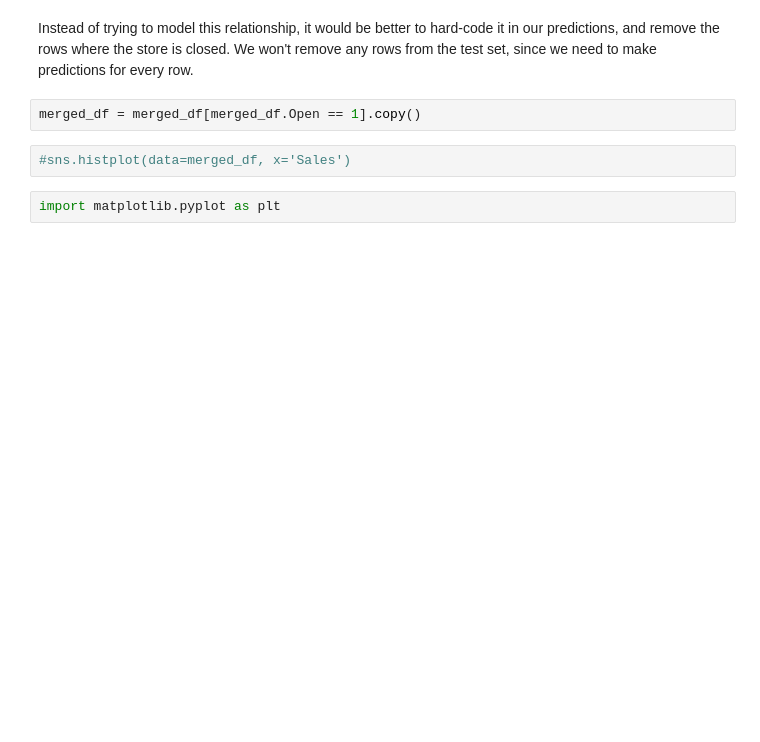
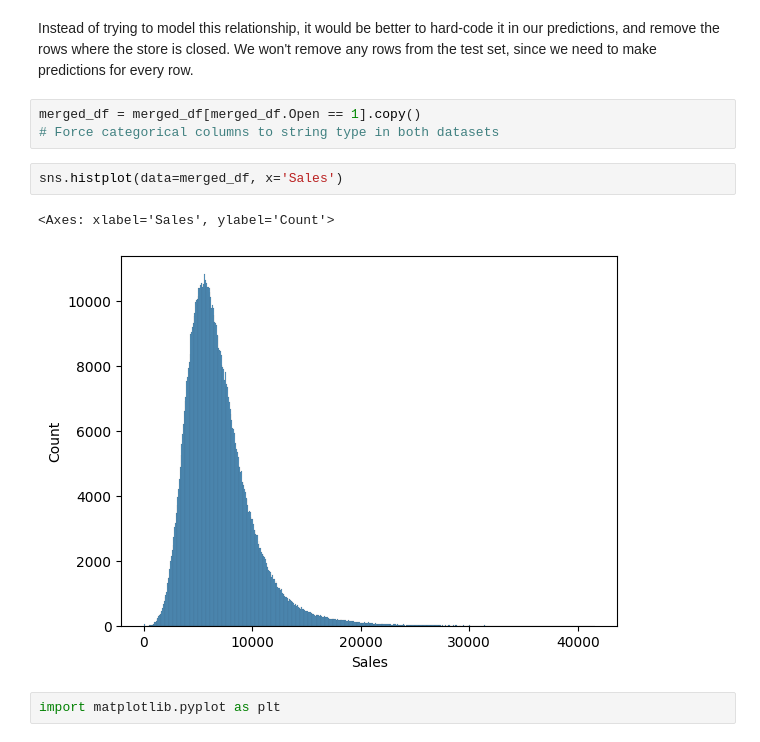
Before and after one commit to jasurme/Rossman-store-sales-analysis-and-prediction, a Jupyter notebook: rossman_store_notebook.ipynb, the cells around one changed output. Cells and saved outputs as stored; diff of their text form; blank space fills up the shorter version.

```diff
--- a/rossman_store_notebook.ipynb
+++ b/rossman_store_notebook.ipynb
@@ -76,8 +183,12 @@ merged_df[merged_df.Open == 0].Sales.value_counts()
 Instead of trying to model this relationship, it would be better to hard-code it in our predictions, and remove the rows where the store is closed. We won't remove any rows from the test set, since we need to make predictions for every row.
 # %%
 merged_df = merged_df[merged_df.Open == 1].copy()
+# Force categorical columns to string type in both datasets
 # %%
-#sns.histplot(data=merged_df, x='Sales')
+sns.histplot(data=merged_df, x='Sales')
+# %% [output]
+<Axes: xlabel='Sales', ylabel='Count'>
+[figure, added]
 # %%
 import matplotlib.pyplot as plt
 # %%
```
Also changed, not shown: parts of 80 cells of this notebook, 1 other file.
